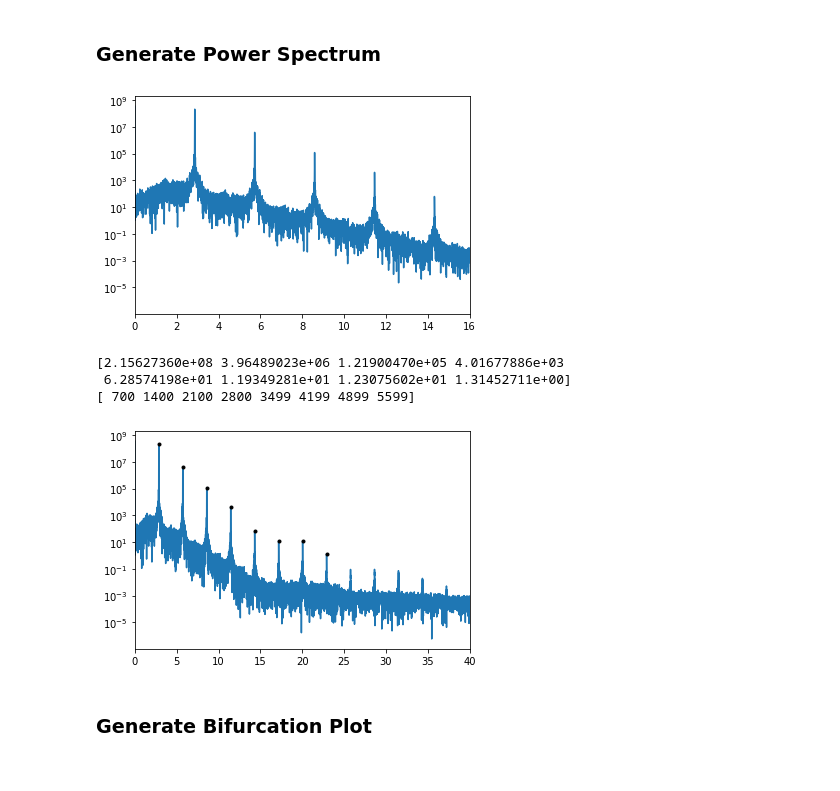
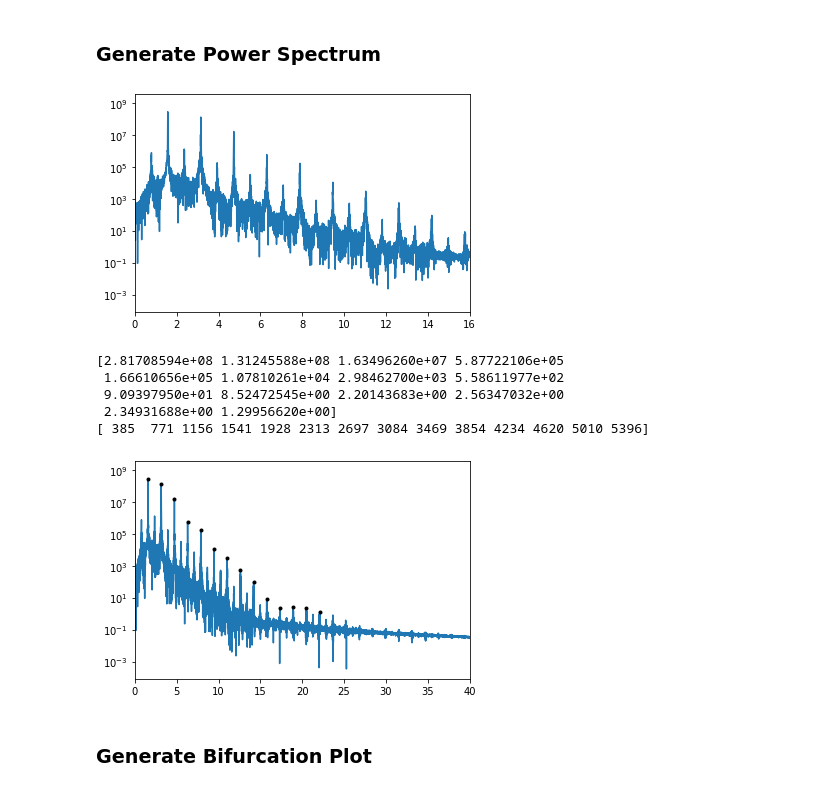
Before and after one commit to Ham0osh/Phys322W-CC, a Jupyter notebook: Analysis/Analysis_pythonSimulation.ipynb, the cells around one changed output. Drawn from its saved outputs; the diff is of its cells as text; code cells hidden in the pictures.

```diff
--- a/Analysis/Analysis_pythonSimulation.ipynb
+++ b/Analysis/Analysis_pythonSimulation.ipynb
@@ -35,23 +34,23 @@ plt.ylim((-0.5,0.8))
 # %%
 # Power Spectrum Code Sampled From https://stackoverflow.com/questions/15382076/plotting-power-spectrum-in-python
 
-circuit = Circuit(40)
+circuit = Circuit(66.5)
 time_arr = np.linspace(200,5200,200000)
 y0 = [0.25, 0, 0]
 tspan = (0, max(time_arr))
 sol = circuit.solve(tspan, y0,  t_eval = time_arr)
 timestep = max(time_arr)/len(time_arr)
 
 
 p = np.abs(np.fft.rfft(sol.y[0]))**2 #xdat is in volts and power = V^2 / R so is perportional up to a resistance
 f = np.linspace(0,1/(timestep*circuit.Tc*2),len(p))
 plt.plot(f, p)
 
 
 plt.xlim(0,16)
 plt.yscale("log")
 # %% [output]
-[figure, old version]
+[figure, new version]
 # %%
 plt.plot(f, p)
 plt.xlim(0,40)
@@ -64,10 +63,12 @@ print(indexes)
 plt.plot(f[indexes], maxs, 'k.')
 lowest_f = f[indexes[0]]
 # %% [output]
-[2.15627360e+08 3.96489023e+06 1.21900470e+05 4.01677886e+03
- 6.28574198e+01 1.19349281e+01 1.23075602e+01 1.31452711e+00]
-[ 700 1400 2100 2800 3499 4199 4899 5599]
+[2.81708594e+08 1.31245588e+08 1.63496260e+07 5.87722106e+05
+ 1.66610656e+05 1.07810261e+04 2.98462700e+03 5.58611977e+02
+ 9.09397950e+01 8.52472545e+00 2.20143683e+00 2.56347032e+00
+ 2.34931688e+00 1.29956620e+00]
+[ 385  771 1156 1541 1928 2313 2697 3084 3469 3854 4234 4620 5010 5396]
-[figure, old version]
+[figure, new version]
 # %% [markdown]
 ### Generate Bifurcation Plot
 # %%
```
Also changed, not shown: parts of 2 cells of this notebook, 25 other files.
